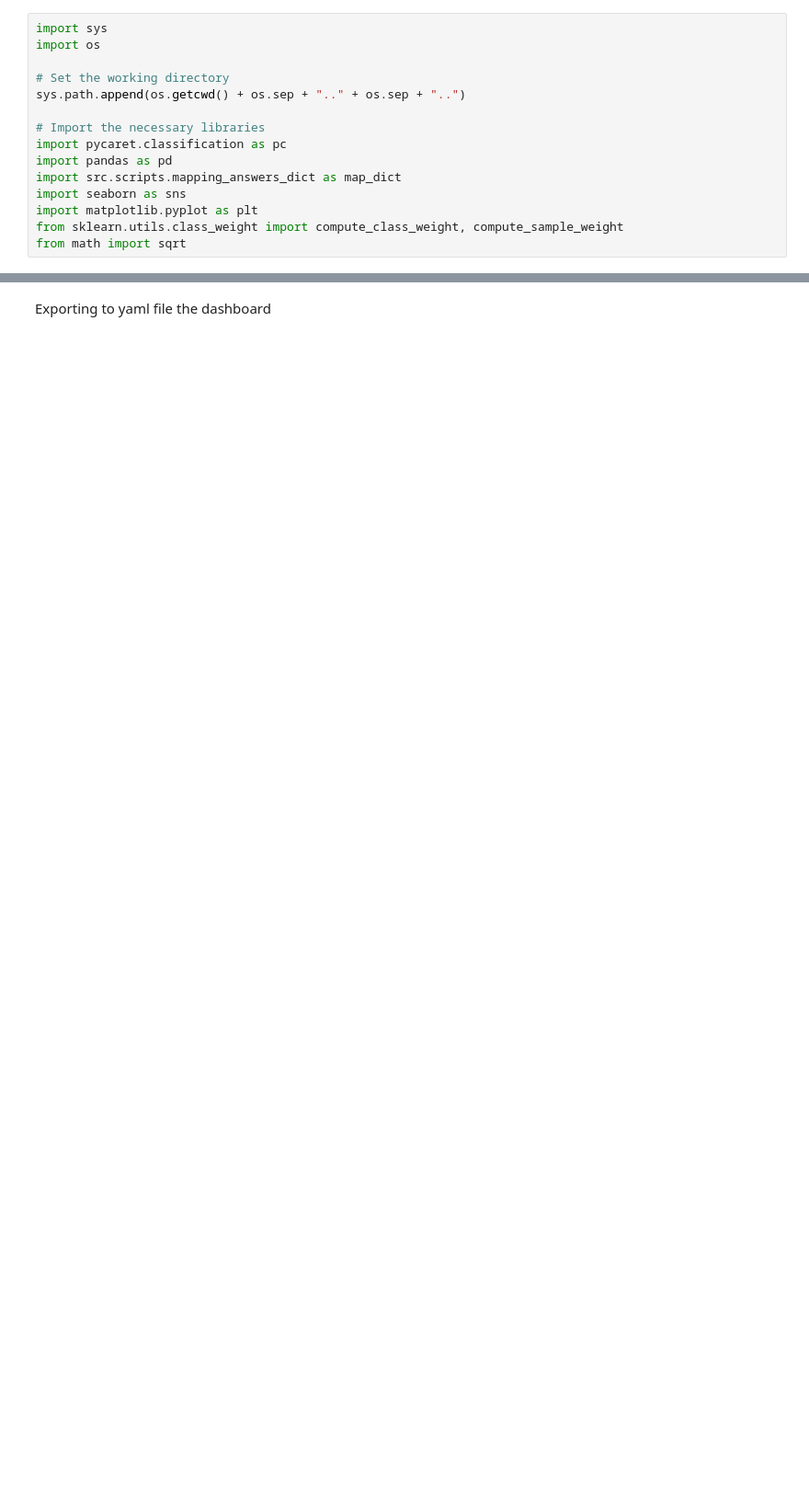
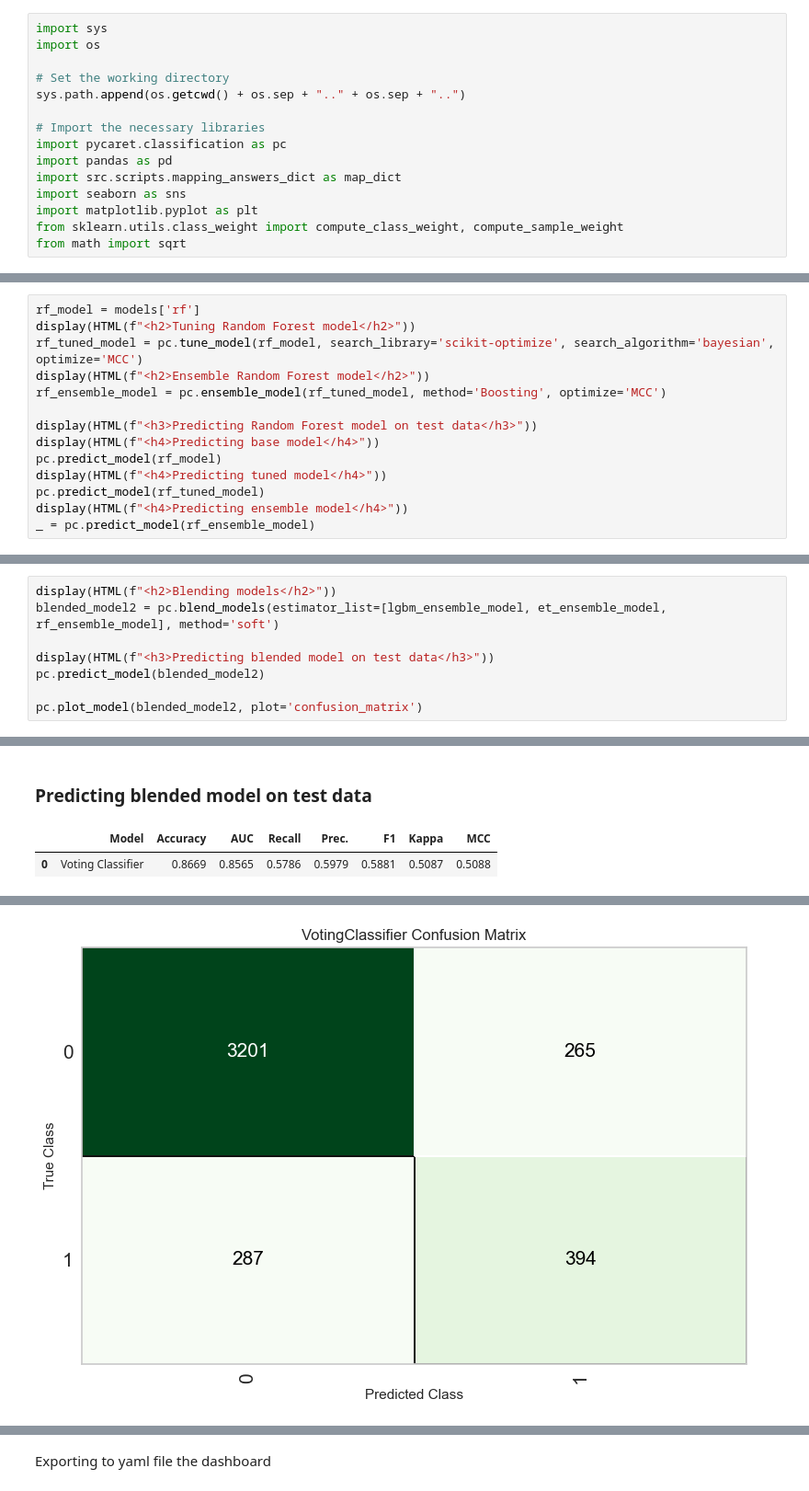
Before and after one commit to frazah/tobacco-analysis, a Jupyter notebook: src/notebooks/predictive_model.ipynb, the cells around one changed output, grey strips where cells are left out. Shown at 92% size. Cells and saved outputs as stored; diff of their text form; blank space fills up the shorter version.

```diff
--- a/src/notebooks/predictive_model.ipynb
+++ b/src/notebooks/predictive_model.ipynb
@@ -167,0 +340,14 @@ pc.evaluate_model(blended_model)
+# %%
+rf_model = models['rf']
+display(HTML(f"<h2>Tuning Random Forest model</h2>"))
+rf_tuned_model = pc.tune_model(rf_model, search_library='scikit-optimize', search_algorithm='bayesian', optimize='MCC')
+display(HTML(f"<h2>Ensemble Random Forest model</h2>"))
+rf_ensemble_model = pc.ensemble_model(rf_tuned_model, method='Boosting', optimize='MCC')
+
+display(HTML(f"<h3>Predicting Random Forest model on test data</h3>"))
+display(HTML(f"<h4>Predicting base model</h4>"))
+pc.predict_model(rf_model)
+display(HTML(f"<h4>Predicting tuned model</h4>"))
+pc.predict_model(rf_tuned_model)
+display(HTML(f"<h4>Predicting ensemble model</h4>"))
+_ = pc.predict_model(rf_ensemble_model)
@@ -167,0 +466,9 @@ pc.evaluate_model(blended_model)
+# %%
+display(HTML(f"<h2>Blending models</h2>"))
+blended_model2 = pc.blend_models(estimator_list=[lgbm_ensemble_model, et_ensemble_model, rf_ensemble_model], method='soft')
+
+display(HTML(f"<h3>Predicting blended model on test data</h3>"))
+pc.predict_model(blended_model2)
+
+pc.plot_model(blended_model2, plot='confusion_matrix')
+# %% [output]
@@ -167,0 +492,3 @@ pc.evaluate_model(blended_model)
+Predicting blended model on test data
+|  | Model | Accuracy | AUC | Recall | Prec. | F1 | Kappa | MCC |
+| 0 | Voting Classifier | 0.8669 | 0.8565 | 0.5786 | 0.5979 | 0.5881 | 0.5087 | 0.5088 |
@@ -167,0 +496 @@ pc.evaluate_model(blended_model)
+[figure, added]
```
Also changed, not shown: parts of 38 cells of this notebook, 6 other files.
